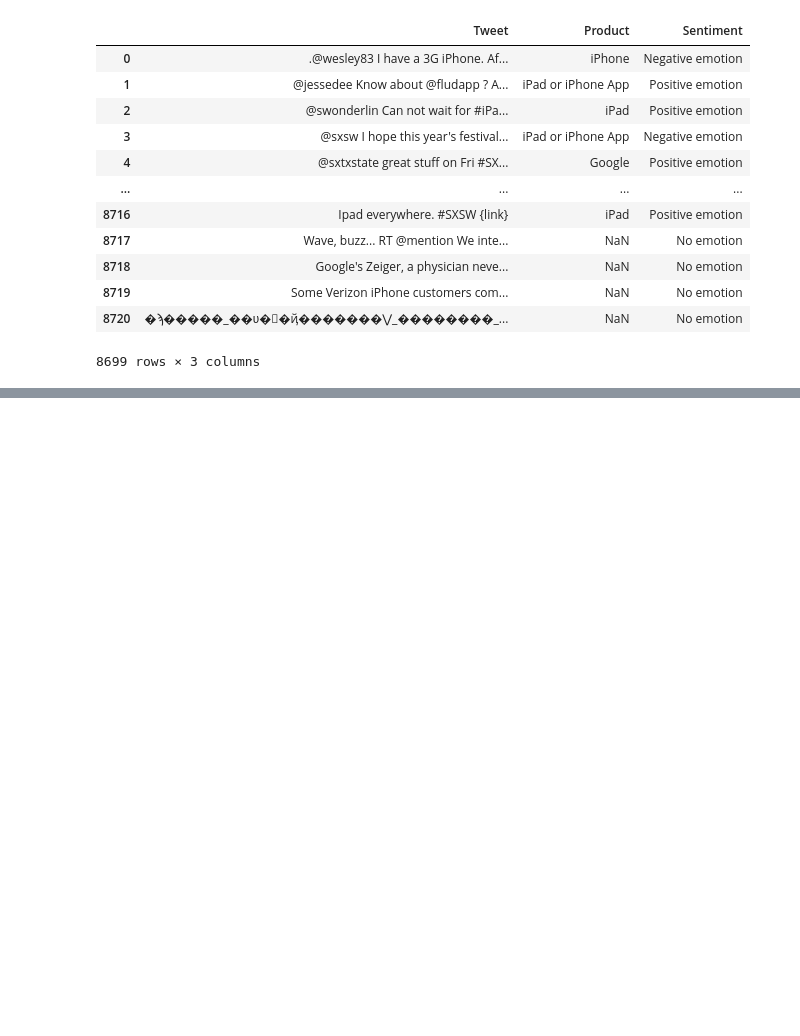
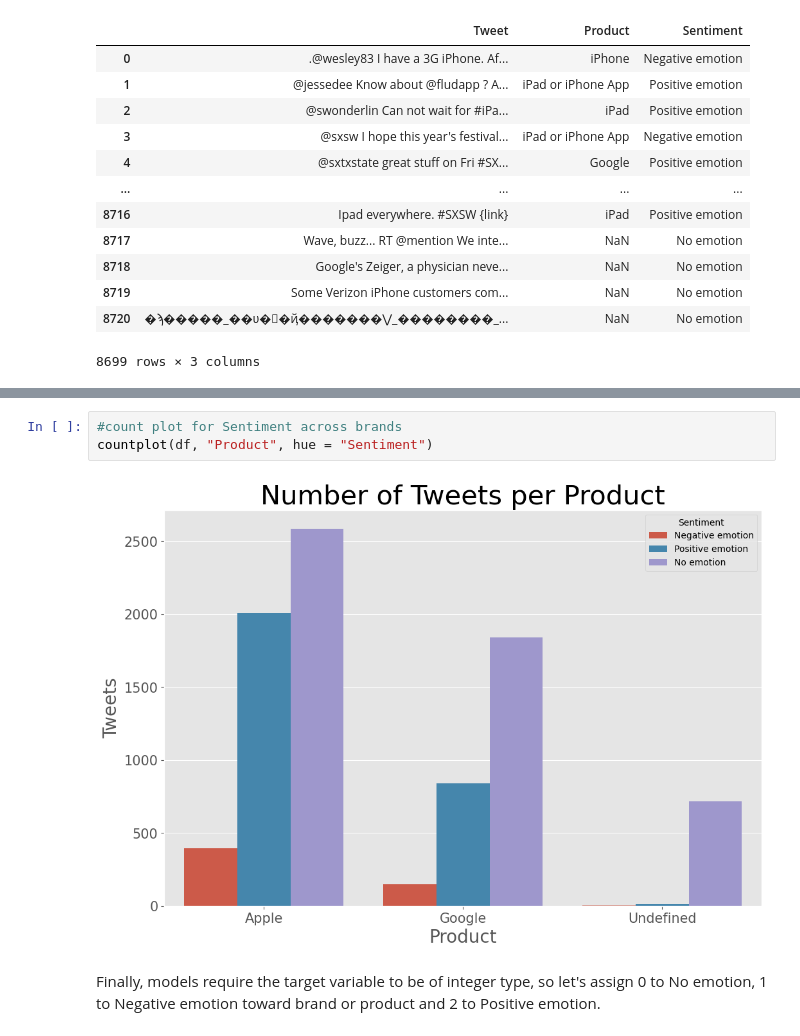
Before and after one commit to Chemami12/Tweeter-Sentiment-NLP, a Jupyter notebook: Twiteer-Sentiment.ipynb, the cells around one changed output, grey strips where cells are left out. Cells and saved outputs as stored; diff of their text form; blank space fills up the shorter version.

```diff
--- a/Twiteer-Sentiment.ipynb
+++ b/Twiteer-Sentiment.ipynb
@@ -204,0 +224,7 @@ plt.show()
+# %%
+#count plot for Sentiment across brands
+countplot(df, "Product", hue = "Sentiment")
+# %% [output]
+[figure, added]
+# %% [markdown]
+Finally, models require the target variable to be of integer type, so let's assign 0 to No emotion, 1 to Negative emotion toward brand or product and 2 to Positive emotion.
```
Also changed, not shown: parts of 10 cells of this notebook.
